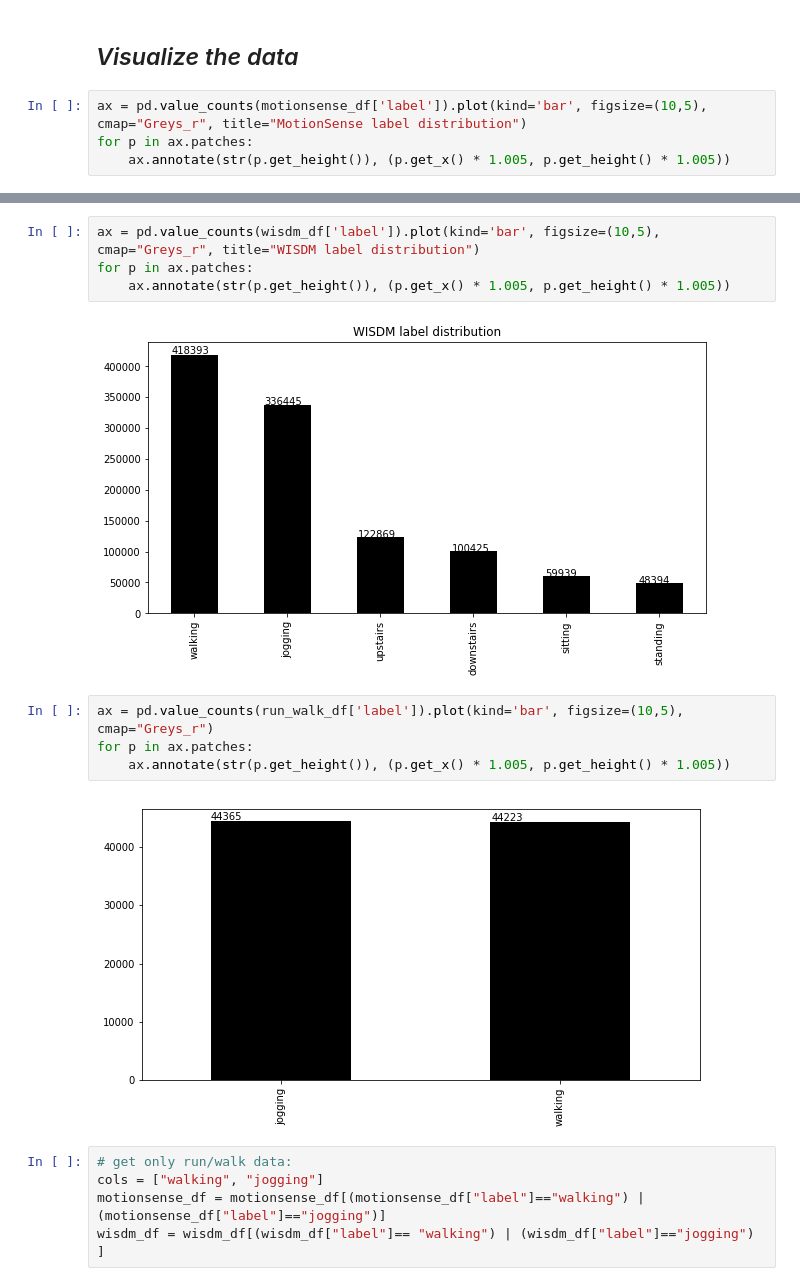
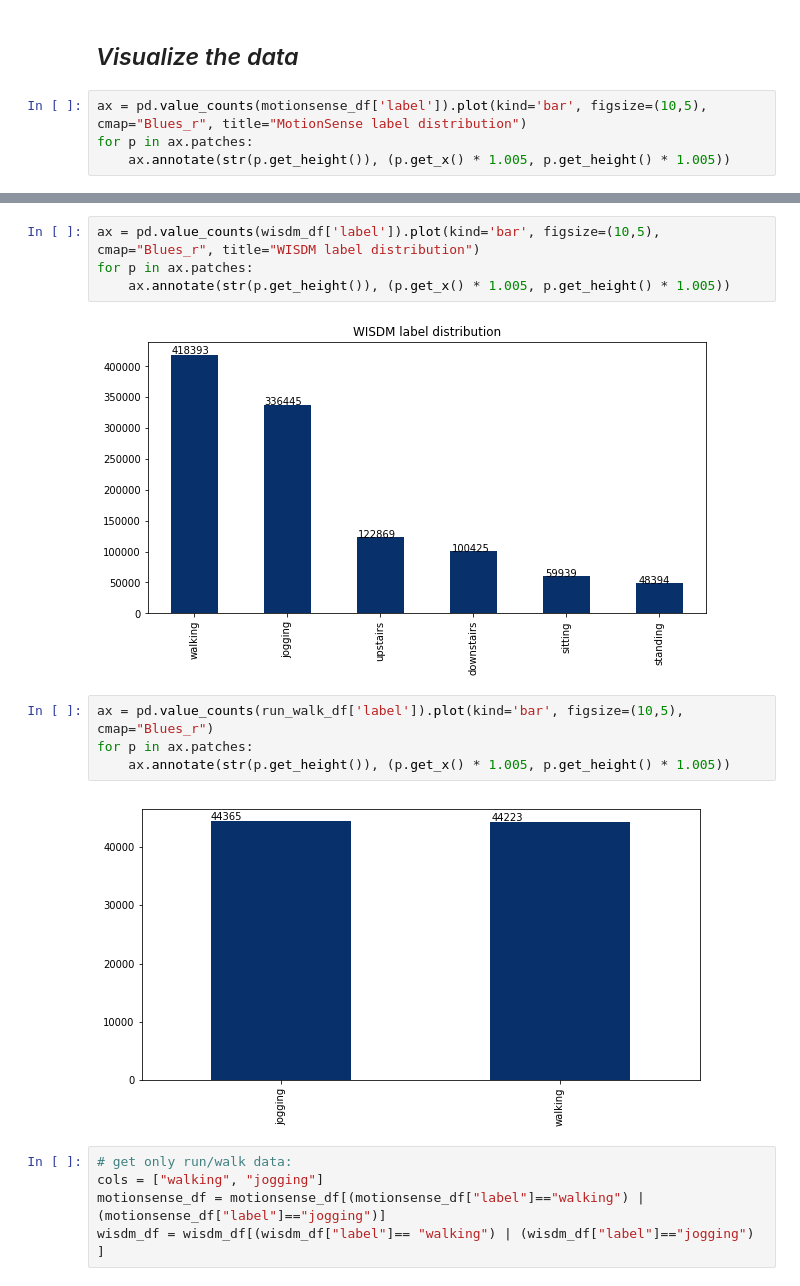
Before and after one commit to mariozusag/ios_human_activity_recognition, a Jupyter notebook: iOS-Human-Activity-Recognition.ipynb, the cells around one changed output, grey strips where cells are left out. Saved outputs shown, nothing was run; the diff lists cells and outputs as text.

```diff
--- a/iOS-Human-Activity-Recognition.ipynb
+++ b/iOS-Human-Activity-Recognition.ipynb
@@ -88,7 +90,7 @@ array(['walking', 'jogging'], dtype=object)
 # %% [markdown]
 ## _Visualize the data_
 # %%
-ax = pd.value_counts(motionsense_df['label']).plot(kind='bar', figsize=(10,5), cmap="Greys_r", title="MotionSense label distribution")
+ax = pd.value_counts(motionsense_df['label']).plot(kind='bar', figsize=(10,5), cmap="Blues_r", title="MotionSense label distribution")
 for p in ax.patches:
     ax.annotate(str(p.get_height()), (p.get_x() * 1.005, p.get_height() * 1.005))
 # %% [output]
@@ -96,15 +98,15 @@ for p in ax.patches:
 # %%
-ax = pd.value_counts(wisdm_df['label']).plot(kind='bar', figsize=(10,5), cmap="Greys_r", title="WISDM label distribution")
+ax = pd.value_counts(wisdm_df['label']).plot(kind='bar', figsize=(10,5), cmap="Blues_r", title="WISDM label distribution")
 for p in ax.patches:
     ax.annotate(str(p.get_height()), (p.get_x() * 1.005, p.get_height() * 1.005))
 # %% [output]
-[figure, old version]
+[figure, new version]
 # %%
-ax = pd.value_counts(run_walk_df['label']).plot(kind='bar', figsize=(10,5), cmap="Greys_r")
+ax = pd.value_counts(run_walk_df['label']).plot(kind='bar', figsize=(10,5), cmap="Blues_r")
 for p in ax.patches:
     ax.annotate(str(p.get_height()), (p.get_x() * 1.005, p.get_height() * 1.005))
 # %% [output]
-[figure, old version]
+[figure, new version]
 # %%
 # get only run/walk data:
 cols = ["walking", "jogging"]
```
Also changed, not shown: parts of 43 cells of this notebook, 11 other files.
